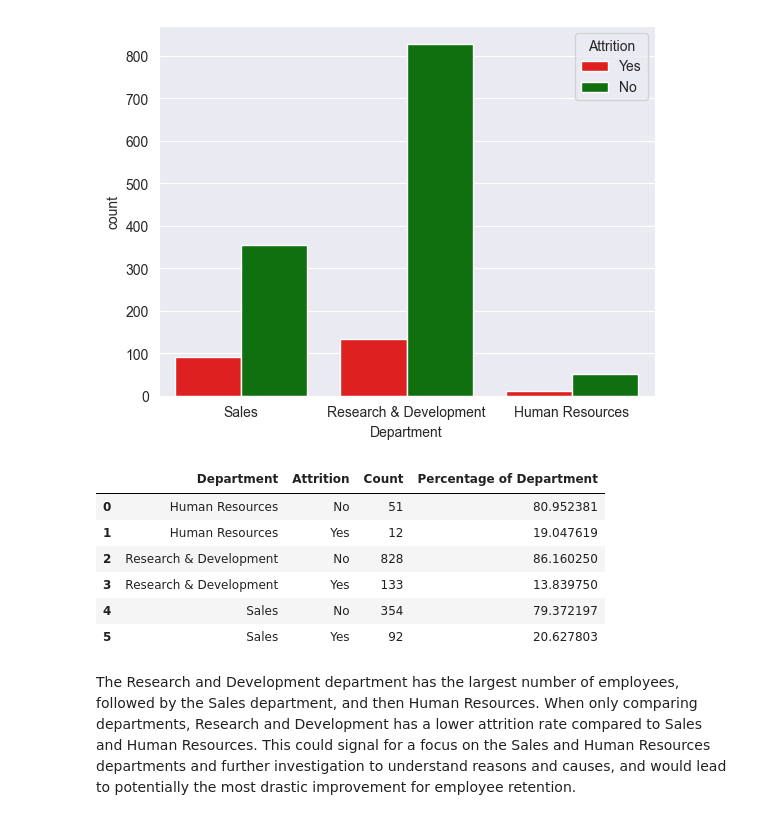
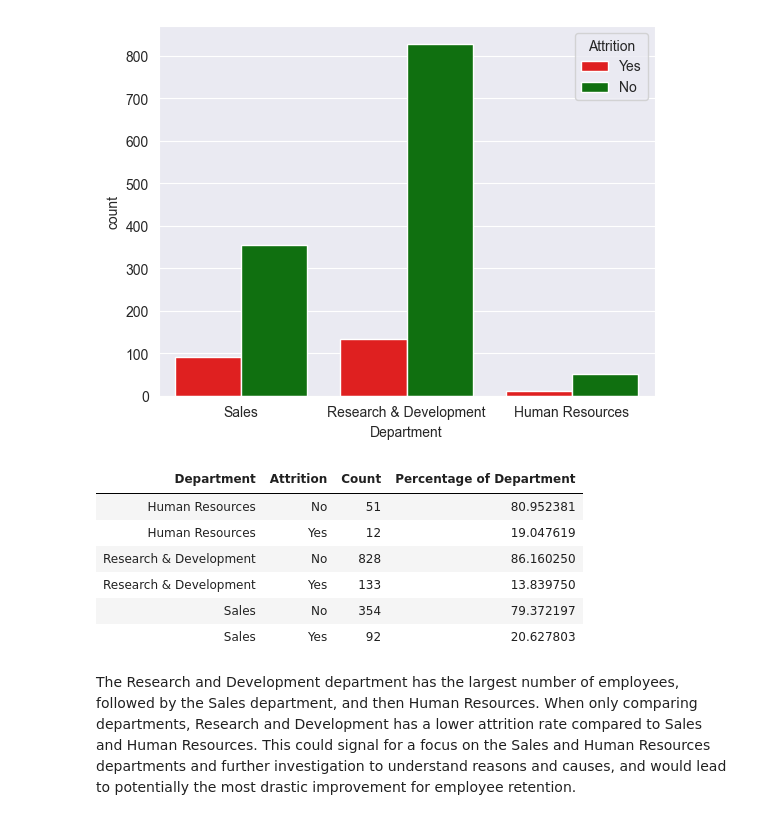
Before and after one commit to Jensen-T/HR-Analysis, a Jupyter notebook: hr-analysis.ipynb, the cells around one changed output. Cells and saved outputs as stored; diff of their text form; code cells hidden in the pictures.

```diff
--- a/hr-analysis.ipynb
+++ b/hr-analysis.ipynb
@@ -154,16 +154,16 @@ sns.countplot(data = df, x = 'Department', hue = 'Attrition', palette = {'Yes':
 # %%
 departments = df.groupby(['Department', 'Attrition']).size().reset_index(name = 'Count')
 department_totals = df.groupby('Department').size()
 departments["Percentage of Department"] = departments.apply(lambda row: (row["Count"] / department_totals[row["Department"]]) * 100, axis=1)
-departments
+departments.style.hide(axis ='index')
 # %% [output]
-|  | Department | Attrition | Count | Percentage of Department |
-| 0 | Human Resources | No | 51 | 80.952381 |
-| 1 | Human Resources | Yes | 12 | 19.047619 |
-| 2 | Research & Development | No | 828 | 86.160250 |
-| 3 | Research & Development | Yes | 133 | 13.839750 |
-| 4 | Sales | No | 354 | 79.372197 |
-| 5 | Sales | Yes | 92 | 20.627803 |
+| Department | Attrition | Count | Percentage of Department |
+| Human Resources | No | 51 | 80.952381 |
+| Human Resources | Yes | 12 | 19.047619 |
+| Research & Development | No | 828 | 86.160250 |
+| Research & Development | Yes | 133 | 13.839750 |
+| Sales | No | 354 | 79.372197 |
+| Sales | Yes | 92 | 20.627803 |
 # %% [markdown]
 The Research and Development department has the largest number of employees, followed by the Sales department, and then Human Resources. When only comparing departments, Research and Development has a lower attrition rate compared to Sales and Human Resources. This could signal for a focus on the Sales and Human Resources departments and further investigation to understand reasons and causes, and would lead to potentially the most drastic improvement for employee retention.
 # %% [markdown]
```
Also changed, not shown: parts of 12 cells of this notebook.
